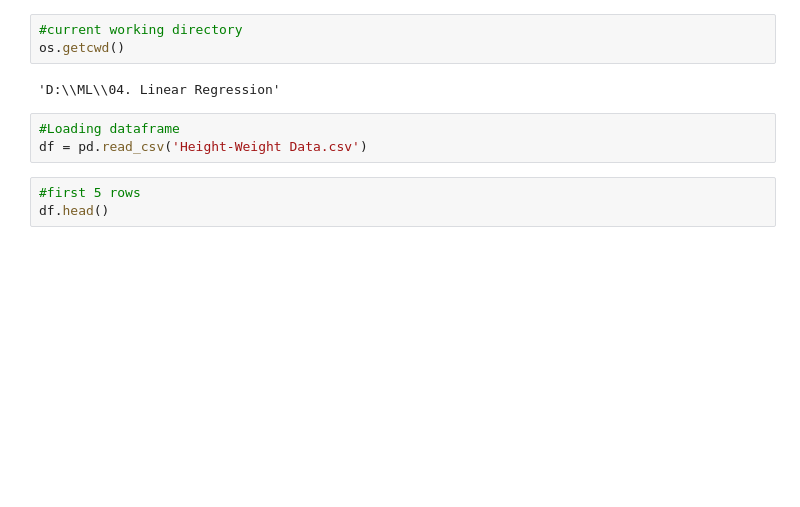
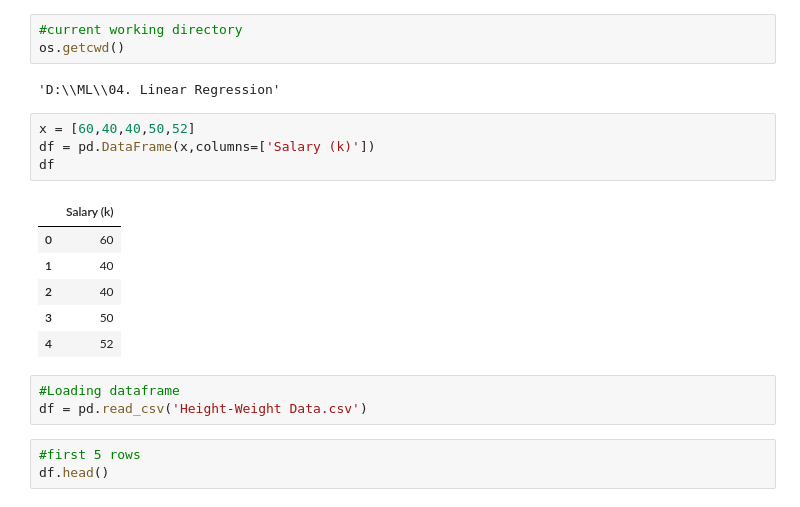
Before and after one commit to badrul1329/mechine-learning, a Jupyter notebook: Linear Regression/Linear Regression.ipynb, the cells around one changed output. Saved outputs shown, nothing was run; the diff lists cells and outputs as text; blank space fills up the shorter version.

```diff
--- a/Linear Regression/Linear Regression.ipynb
+++ b/Linear Regression/Linear Regression.ipynb
@@ -15,6 +15,17 @@ os.chdir('D:\\ML\\04. Linear Regression')
 os.getcwd()
 # %% [output]
 'D:\\ML\\04. Linear Regression'
+# %%
+x = [60,40,40,50,52]
+df = pd.DataFrame(x,columns=['Salary (k)'])
+df
+# %% [output]
+|  | Salary (k) |
+| 0 | 60 |
+| 1 | 40 |
+| 2 | 40 |
+| 3 | 50 |
+| 4 | 52 |
 # %%
 #Loading dataframe
 df = pd.read_csv('Height-Weight Data.csv')
```
Also changed, not shown: parts of 15 cells of this notebook.
